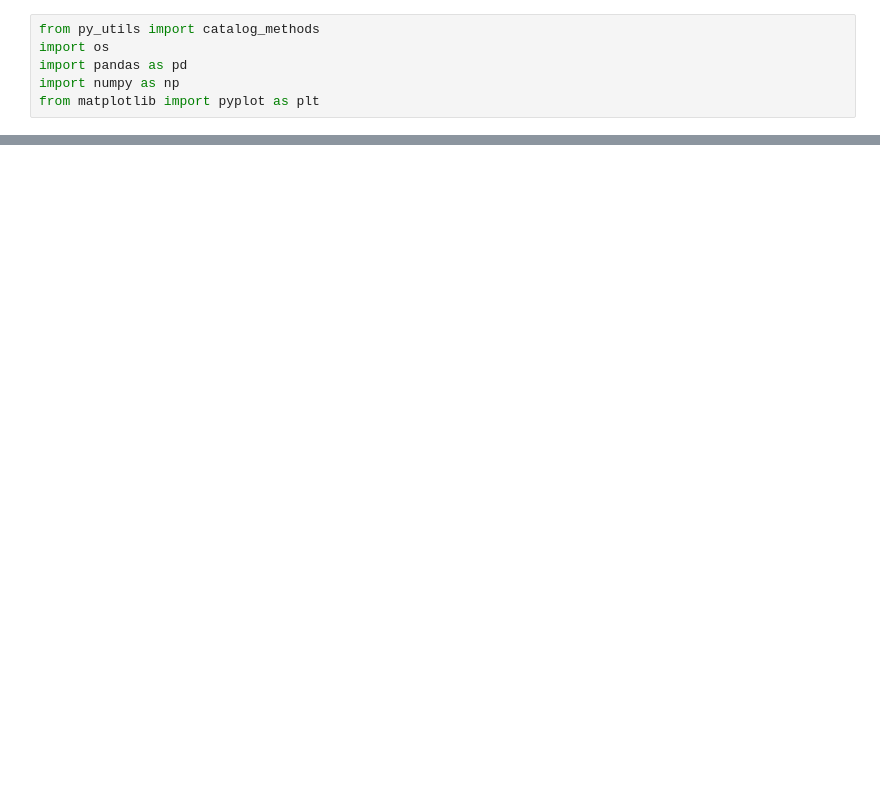
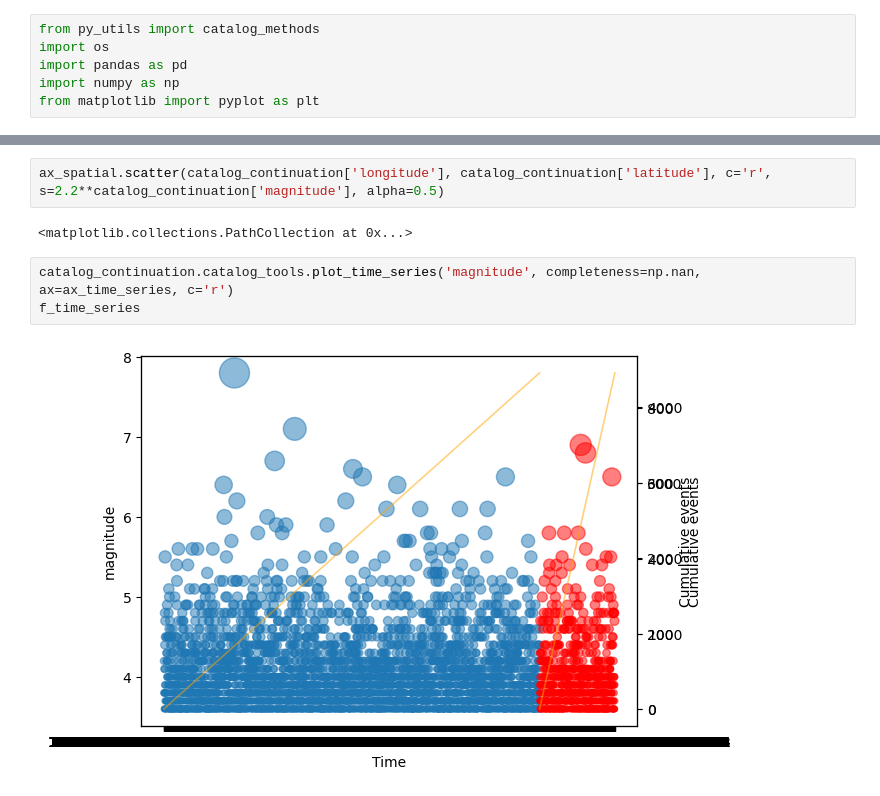
Before and after one commit to Ner-Ber/etas_edits, a Jupyter notebook: notebooks/present_file.ipynb, the cells around one changed output, grey strips where cells are left out. Cells and saved outputs as stored; diff of their text form; blank space fills up the shorter version.

```diff
--- a/notebooks/present_file.ipynb
+++ b/notebooks/present_file.ipynb
@@ -23,0 +126,9 @@ catalog.catalog_tools.plot_time_series('mc_current', completeness=np.nan)
+# %%
+ax_spatial.scatter(catalog_continuation['longitude'], catalog_continuation['latitude'], c='r', s=2.2**catalog_continuation['magnitude'], alpha=0.5)
+# %% [output]
+<matplotlib.collections.PathCollection at 0x...>
+# %%
+catalog_continuation.catalog_tools.plot_time_series('magnitude', completeness=np.nan, ax=ax_time_series, c='r')
+f_time_series
+# %% [output]
+[figure, added]
```
Also changed, not shown: parts of 14 cells of this notebook, 7 other files.
